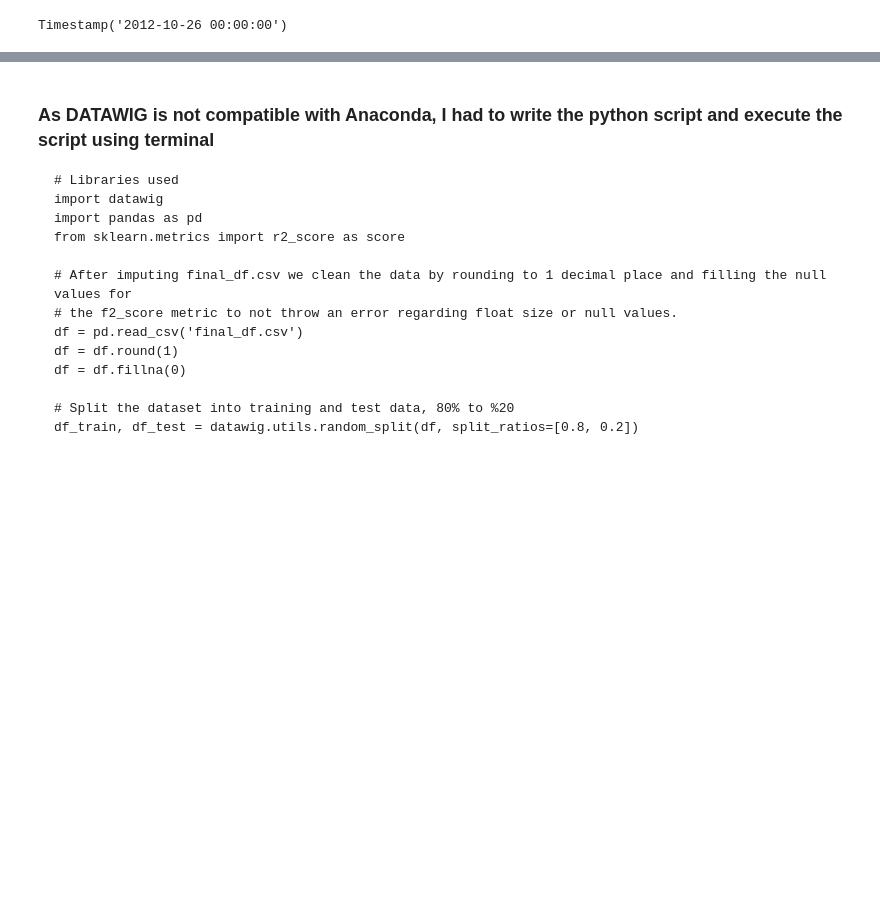
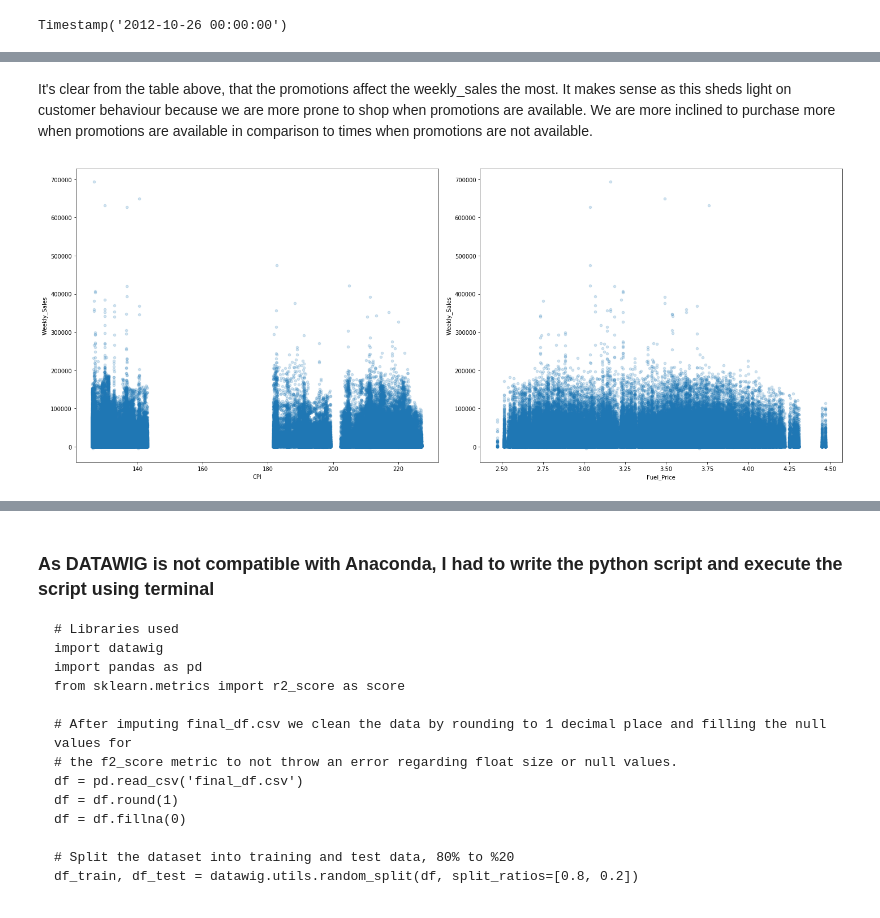
Before and after one commit to SedarOlmez94/sales-forecasting, a Jupyter notebook: Manchester_workbook.ipynb, the cells around one changed output, grey strips where cells are left out. Cells and saved outputs as stored; diff of their text form; code cells hidden in the pictures; blank space fills up the shorter version.

```diff
--- a/Manchester_workbook.ipynb
+++ b/Manchester_workbook.ipynb
@@ -388,0 +450,11 @@ Timestamp('2012-10-26 00:00:00')
+# %% [markdown]
+It's clear from the table above, that the promotions affect the weekly_sales the most. It makes sense as this sheds light on customer behaviour because we are more prone to shop when promotions are available. We are more inclined to purchase more when promotions are available in comparison to times when promotions are not available.
+# %%
+# Here we will see if any variable affects weekly_sales.
+%matplotlib inline
+fig, (ax1,ax2) = plt.subplots(1,2, figsize=(20,8))
+final_df.plot.scatter(x='CPI', y='Weekly_Sales', ax=ax1, alpha = 0.2)
+final_df.plot.scatter(x='Fuel_Price', y='Weekly_Sales', ax=ax2, alpha = 0.2)
+plt.tight_layout()
+# %% [output]
+[figure, added]
```
Also changed, not shown: parts of 23 cells of this notebook.
